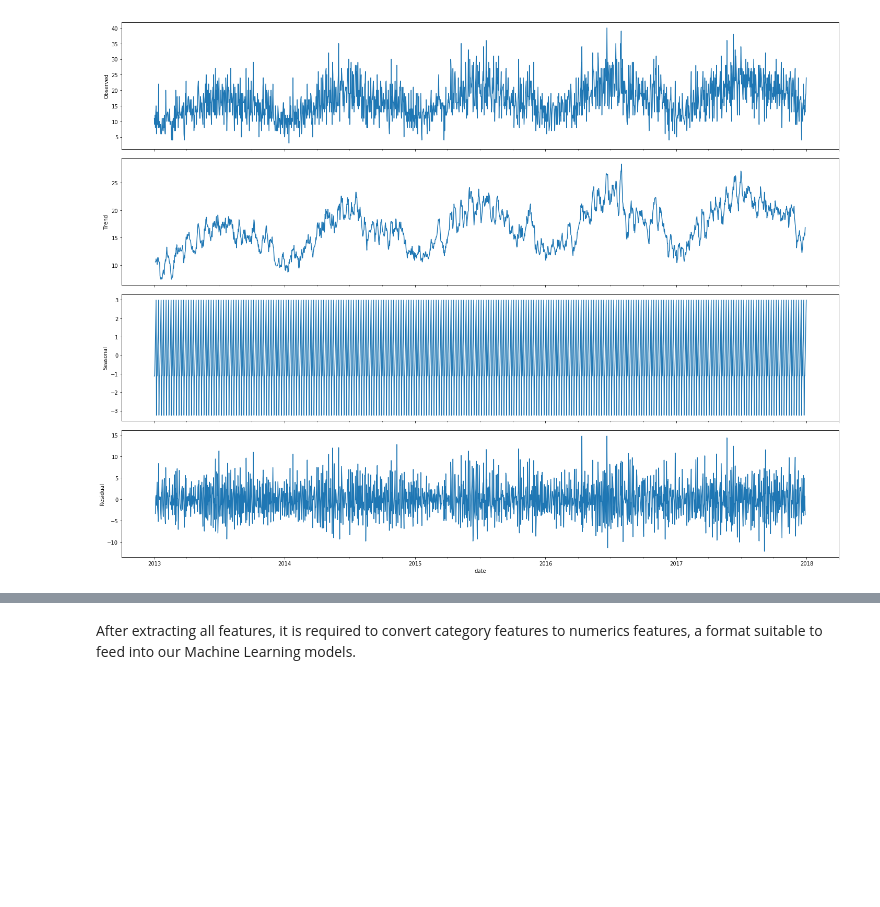
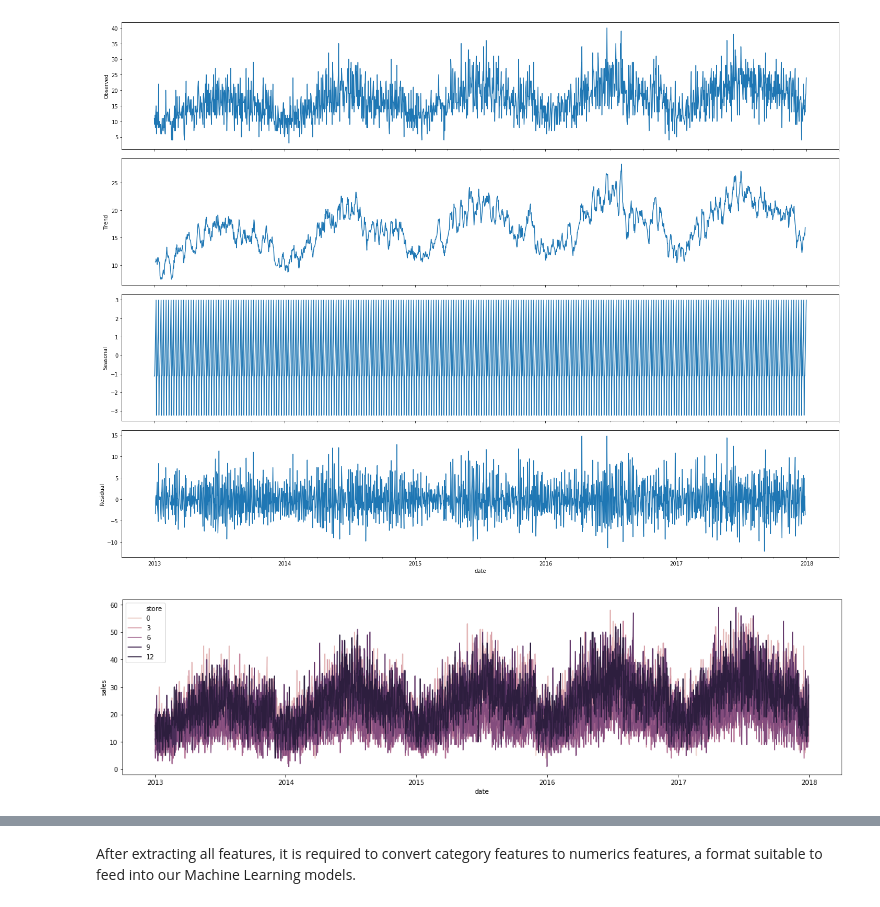
Before and after one commit to monthepp/kaggle, a Jupyter notebook: store_item_demand_forecasting_challenge/store_item_demand_forecasting_challenge.ipynb, the cells around one changed output, grey strips where cells are left out. Cells and saved outputs as stored; diff of their text form; code cells hidden in the pictures; blank space fills up the shorter version.

```diff
--- a/store_item_demand_forecasting_challenge/store_item_demand_forecasting_challenge.ipynb
+++ b/store_item_demand_forecasting_challenge/store_item_demand_forecasting_challenge.ipynb
@@ -96,6 +101,12 @@ plt.tight_layout()
 plt.show()
 # %% [output]
 [figure]
+# %%
+# time series plot for all stores and item 1
+train_storeitem_df = data_df[(data_df['item'] == 1) & (data_df['datatype'] == 'training')]
+timeplot = timeplot1x10(train_storeitem_df, by='store', column='sales')
+# %% [output]
+[figure, added]
 # %%
 # feature extraction: combination of keyword date
 data_df['date'] = data_df.index
```
Also changed, not shown: parts of 20 cells of this notebook.
